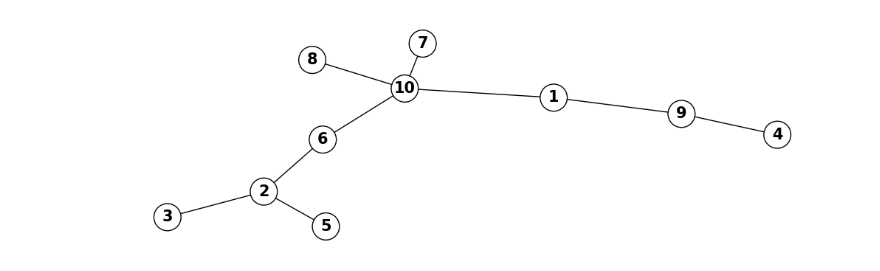
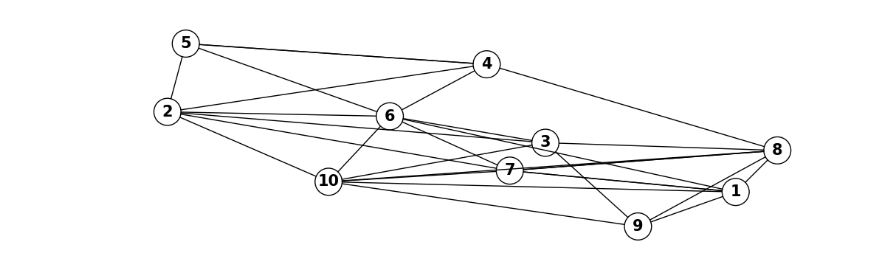
Before and after one commit to wequalwo/searchInGraph, a Jupyter notebook: analyse.ipynb, the cells around one changed output. Cells and saved outputs as stored; diff of their text form; code cells hidden in the pictures.

```diff
--- a/analyse.ipynb
+++ b/analyse.ipynb
@@ -1,29 +7,24 @@
 # %%
-import subprocess
-import pydot
-import networkx as nx
-import matplotlib.pyplot as plt
-
 # Компиляция prufer.cpp с помощью g++
 #subprocess.run(["g++", "prufer.cpp", "-o", "a.exe"], check=True)
 
 # Запуск a.exe и ожидание завершения
-subprocess.run(["a.exe"], check=True)
+subprocess.run(["a.exe", "10"], check=True)
 
 # Загружаем граф из файла в формате dot с помощью networkx и pydot
-G = nx.nx_pydot.read_dot('tree.dot')
+G = nx.nx_pydot.read_dot('graph.dot')
 
 # Рисуем дерево
 plt.figure(figsize=(10, 3))
 nx.draw(G,
         with_labels=True,
         node_size=700,
         node_color="none",
         edgecolors="black",
         font_size=15,
         font_weight='bold',
         edge_color='black',
         font_color='black')
 plt.show()
 # %% [output]
-[figure, old version]
+[figure, new version]
```
Also changed, not shown: parts of 2 cells of this notebook, 5 other files.
